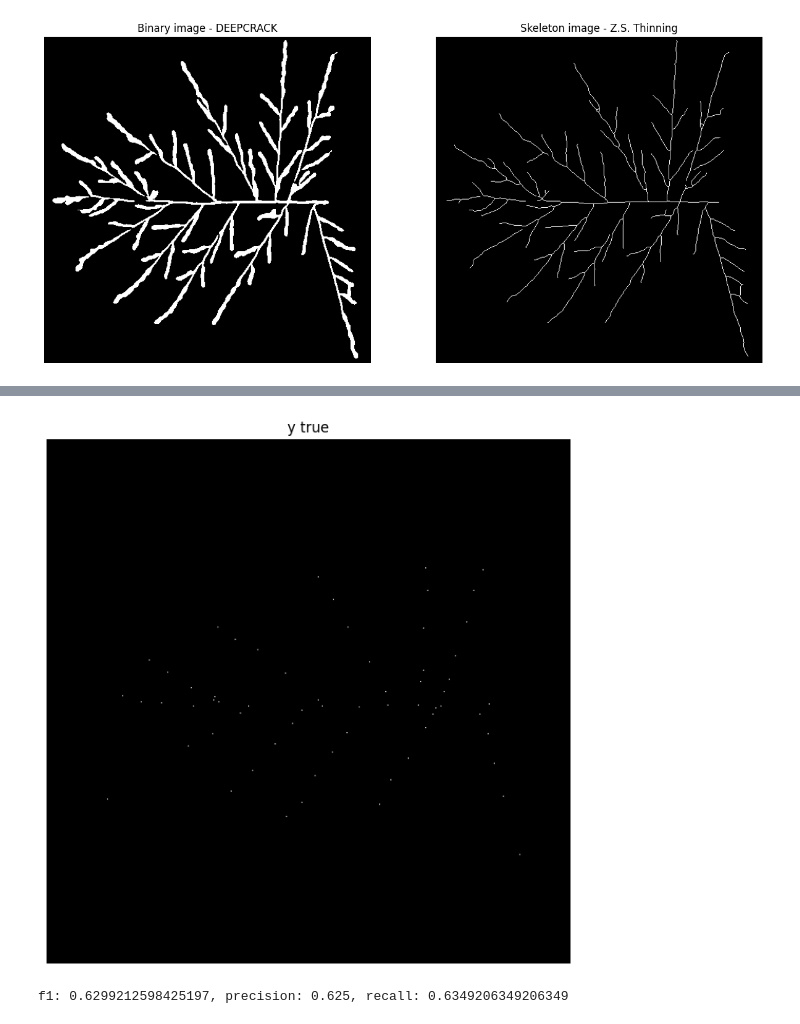
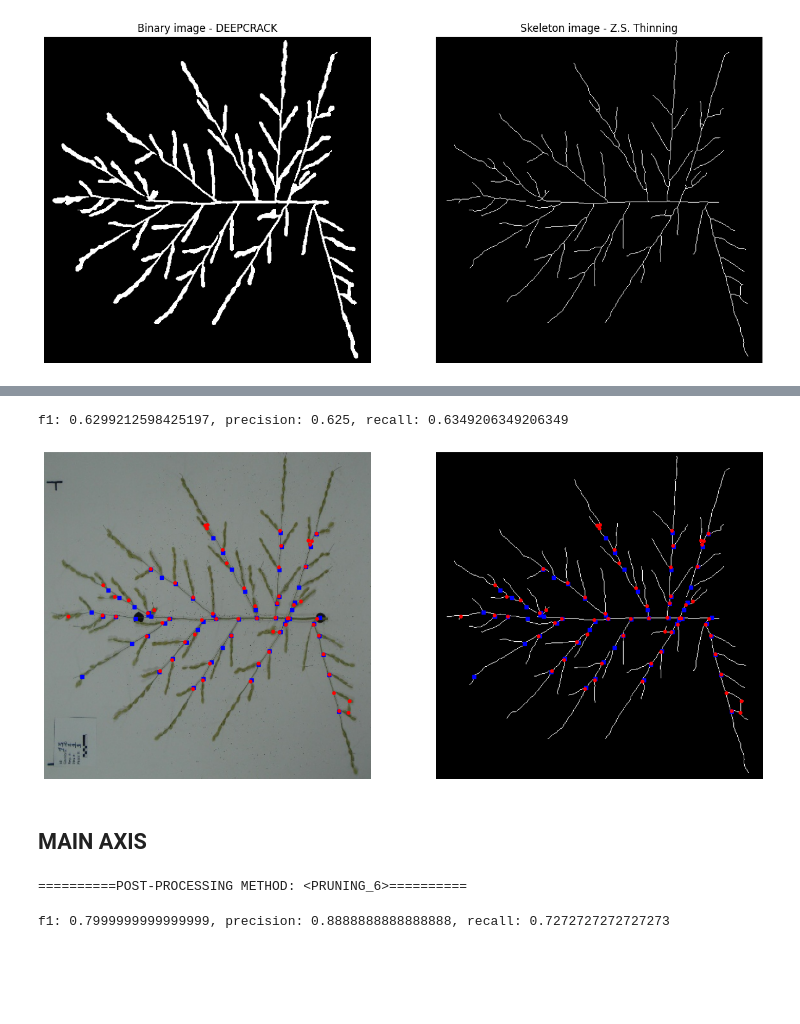
Before and after one commit to lam-thai-nguyen/Rice-Panicle-Architecture-Analysis, a Jupyter notebook: src/examples/image_processing_pipeline.ipynb, the cells around one changed output, grey strips where cells are left out. Saved outputs shown, nothing was run; the diff lists cells and outputs as text; code cells hidden in the pictures; blank space fills up the shorter version.

```diff
--- a/src/examples/image_processing_pipeline.ipynb
+++ b/src/examples/image_processing_pipeline.ipynb
@@ -95,11 +111 @@ plt.show()
-# %%
-y_true = generate_y_true(junction_xy_resized)
-# %%
-plt.figure(figsize=(8, 8))
-plt.imshow(y_true, cmap='gray')
-plt.axis('off')
-plt.title("y true")
-plt.show()
-# %% [output]
-[figure, removed]
 # %%
@@ -107,3 +114,36 @@ f1, pr, rc = RicePanicle.Evaluation.f1_score(y_true, y_pred, _return_metrics=Tru
 print(f"f1: {f1}, precision: {pr}, recall: {rc}")
 # %% [output]
 f1: 0.6299212598425197, precision: 0.625, recall: 0.6349206349206349
+# %%
+# Visualization
+white_px_true = np.argwhere(y_true > 0)
+white_px_pred = np.argwhere(y_pred > 0)
+
+_, (ax1, ax2) = plt.subplots(1, 2, figsize=(16, 8))
+
+ax1.imshow(raw_img_512, cmap='gray')
+ax1.scatter(white_px_true[:, 1], white_px_true[:, 0], s=14, c='b', marker='s')
+ax1.scatter(white_px_pred[:, 1], white_px_pred[:, 0], s=14, c='r', marker='o')
+ax1.axis('off')
+
+ax2.imshow(skeleton_img, cmap='gray')
+ax2.scatter(white_px_true[:, 1], white_px_true[:, 0], s=14, c='b', marker='s')
+ax2.scatter(white_px_pred[:, 1], white_px_pred[:, 0], s=14, c='r', marker='o')
+ax2.axis('off')
+
+plt.show()
+# %% [output]
+[figure, added]
+# %% [markdown]
+## MAIN AXIS
+# %%
+# Main axis junctions (A new pipeline starts)
+from utils.evaluation_image_generating import generate_skeleton_main_axis
+
+# Generate y_true for main axis
+y_true_main_axis = generate_y_true(junction_resized, main_axis=True)
+
+# Generate skeleton for main axis -> Generate y_pred for main axis
+skeleton_main_axis = generate_skeleton_main_axis(skeleton_img, ricepr_path)
+# %% [output]
+==========POST-PROCESSING METHOD: <PRUNING_6>==========
@@ -109,0 +153,6 @@ f1: 0.6299212598425197, precision: 0.625, recall: 0.6349206349206349
+# %%
+# Evaluating
+f1, pr, rc = RicePanicle.Evaluation.f1_score(y_true_main_axis, y_pred_main_axis, _return_metrics=True)
+print(f"f1: {f1}, precision: {pr}, recall: {rc}")
+# %% [output]
+f1: 0.7999999999999999, precision: 0.8888888888888888, recall: 0.7272727272727273
```
Also changed, not shown: parts of 29 cells of this notebook.
